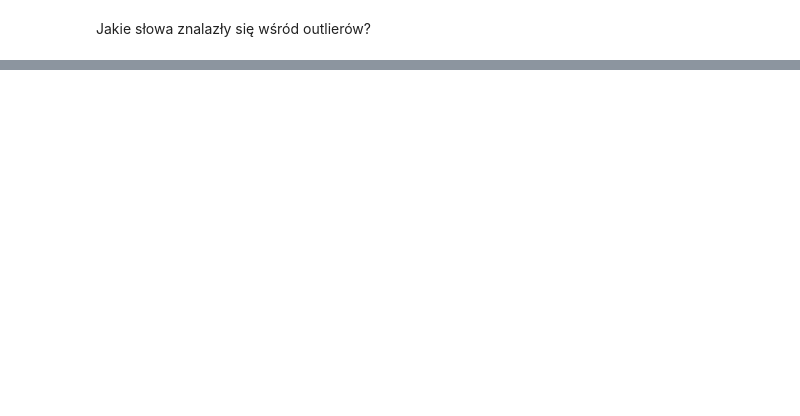
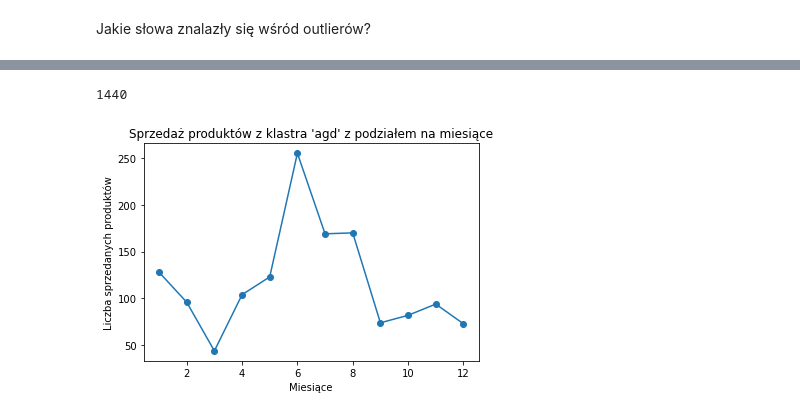
Before and after one commit to pbiecek/InterpretableMachineLearning2021, a Jupyter notebook: ShumeeProject/Podział na kategorie z wykorzystaniem Word2Vec.ipynb, the cells around one changed output, grey strips where cells are left out. Cells and saved outputs as stored; diff of their text form; code cells hidden in the pictures; blank space fills up the shorter version.

Commit message:
Update clustering

```diff
--- a/ShumeeProject/Podział na kategorie z wykorzystaniem Word2Vec.ipynb
+++ b/ShumeeProject/Podział na kategorie z wykorzystaniem Word2Vec.ipynb
@@ -215,0 +330,16 @@ stm, nastawny, mys, teraz, wysoki, revlon, korkowy, sonoma, madon, koci, krople,
+# %%
+clustering = DBSCAN(eps=0.22, min_samples = 10, metric = "cosine", algorithm="brute").fit(words_array)
+
+# Słownik w którym kluczami są słowa, a wartościami numer klastra w którym znajduje się to słowo
+word2cluster = dict()
+
+# Słownik w którym kluczem jest numer klastra, a wartością lista słów w klastrze
+cluster2word = collections.defaultdict(list)
+
+for idx, word in enumerate(included_words):
+    word2cluster[word] = clustering.labels_[idx]
+    cluster2word[clustering.labels_[idx]].append(word)
+
+print(f"Number of outliers: {len(cluster2word[-1])}")
+for i in range(len(cluster2word) - 1):
+    print(f"cluster {i}: {len(cluster2word[i])}")
@@ -215,0 +442,21 @@ stm, nastawny, mys, teraz, wysoki, revlon, korkowy, sonoma, madon, koci, krople,
+# %%
+agd_cluster = ['spryskiwacz',
+                 'kuchenka',
+                 'dmuchawa',
+                 'kaloryfer',
+                 'podgrzewacz',
+                 'grzejnik',
+                 'kompresor',
+                 'pompa',
+                 'palnik',
+                 'wentylator',
+                 'klimatyzator',
+                 'termostat']
+# %%
+mask = df["Uproszczona nazwa produktu"].apply(lambda x: True if any(word in x.lower().split() for word in agd_cluster) else False)
+# %%
+mask.sum()
+# %% [output]
+1440
+# %%
+agd_sells_volume = df[mask]["ID zamówienia"].groupby(df["Data"].dt.month).nunique()
@@ -215,0 +465,8 @@ stm, nastawny, mys, teraz, wysoki, revlon, korkowy, sonoma, madon, koci, krople,
+# %%
+agd_sells_volume.plot(marker="o")
+plt.title("Sprzedaż produktów z klastra 'agd' z podziałem na miesiące")
+plt.xlabel("Miesiące")
+plt.ylabel("Liczba sprzedanych produktów")
+plt.show()
+# %% [output]
+[figure, added]
```
Also changed, not shown: parts of 35 cells of this notebook.
